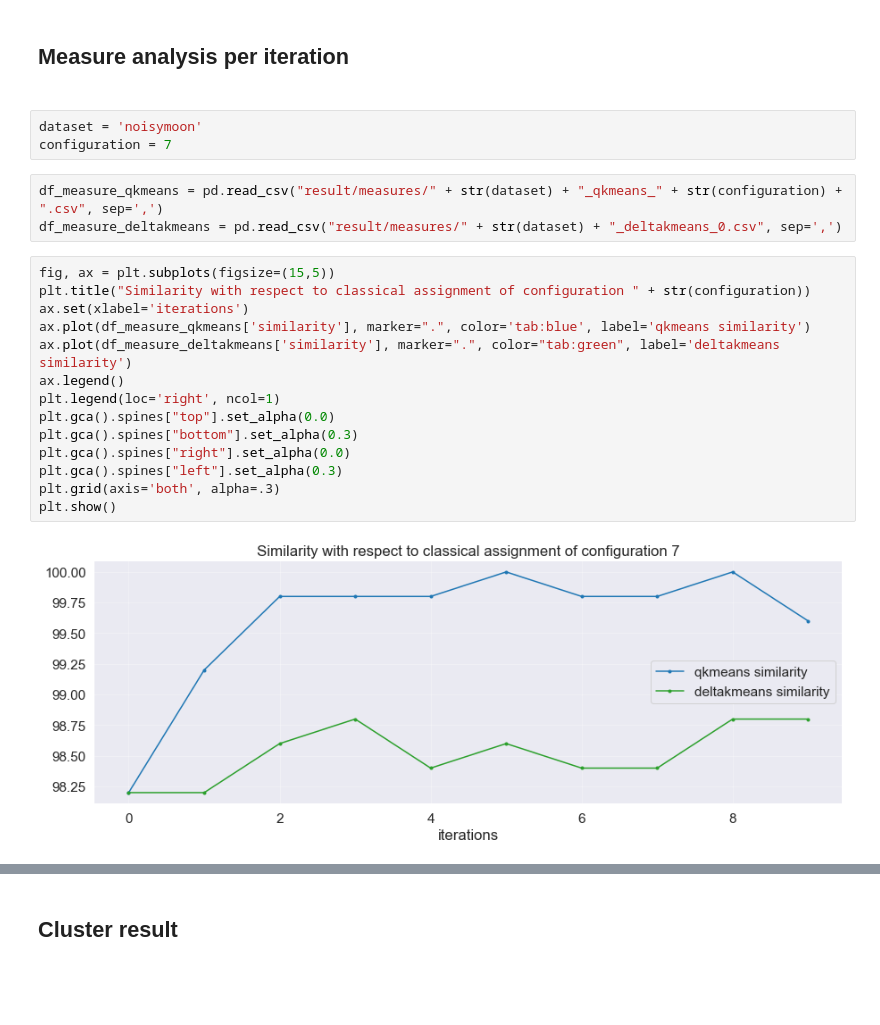
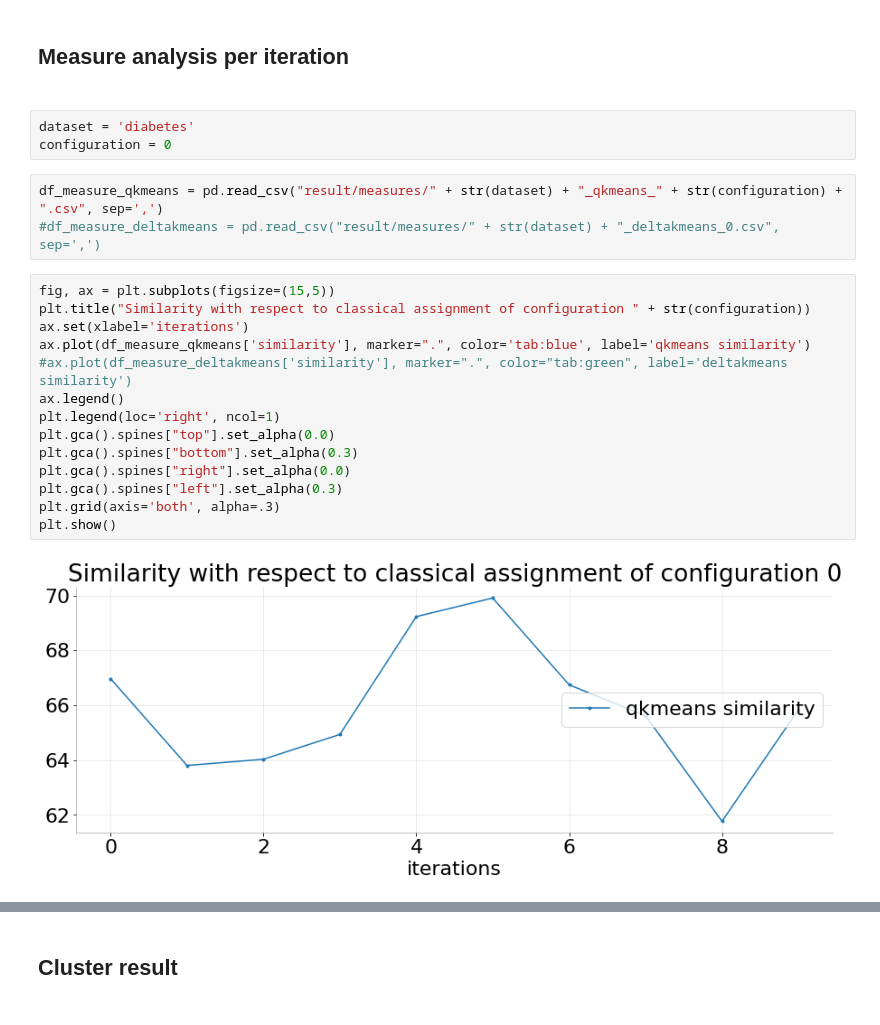
Before and after one commit to AlessandroPoggiali/QKmeans, a Jupyter notebook: test_analysis.ipynb, the cells around one changed output, grey strips where cells are left out. Drawn from its saved outputs; the diff is of its cells as text; blank space fills up the shorter version.

```diff
--- a/test_analysis.ipynb
+++ b/test_analysis.ipynb
@@ -159,27 +160,27 @@ plt.show()
 # %% [markdown]
 <h2>Measure analysis per iteration<h2>
 # %%
-dataset = 'noisymoon'
-configuration = 7
+dataset = 'diabetes'
+configuration = 0
 # %%
 df_measure_qkmeans = pd.read_csv("result/measures/" + str(dataset) + "_qkmeans_" + str(configuration) + ".csv", sep=',')
-df_measure_deltakmeans = pd.read_csv("result/measures/" + str(dataset) + "_deltakmeans_0.csv", sep=',')
+#df_measure_deltakmeans = pd.read_csv("result/measures/" + str(dataset) + "_deltakmeans_0.csv", sep=',')
 # %%
 fig, ax = plt.subplots(figsize=(15,5))
 plt.title("Similarity with respect to classical assignment of configuration " + str(configuration))
 ax.set(xlabel='iterations')
 ax.plot(df_measure_qkmeans['similarity'], marker=".", color='tab:blue', label='qkmeans similarity')
-ax.plot(df_measure_deltakmeans['similarity'], marker=".", color="tab:green", label='deltakmeans similarity')
+#ax.plot(df_measure_deltakmeans['similarity'], marker=".", color="tab:green", label='deltakmeans similarity')
 ax.legend()
 plt.legend(loc='right', ncol=1)
 plt.gca().spines["top"].set_alpha(0.0)
 plt.gca().spines["bottom"].set_alpha(0.3)
 plt.gca().spines["right"].set_alpha(0.0)
 plt.gca().spines["left"].set_alpha(0.3)
 plt.grid(axis='both', alpha=.3)
 plt.show()
 # %% [output]
-[figure, old version]
+[figure, new version]
 # %%
 fig, ax = plt.subplots(figsize=(15,5))
 plt.title("Normalized mutual info scores of configuration " + str(configuration))
```
Also changed, not shown: parts of 39 cells of this notebook, 49 other files.
